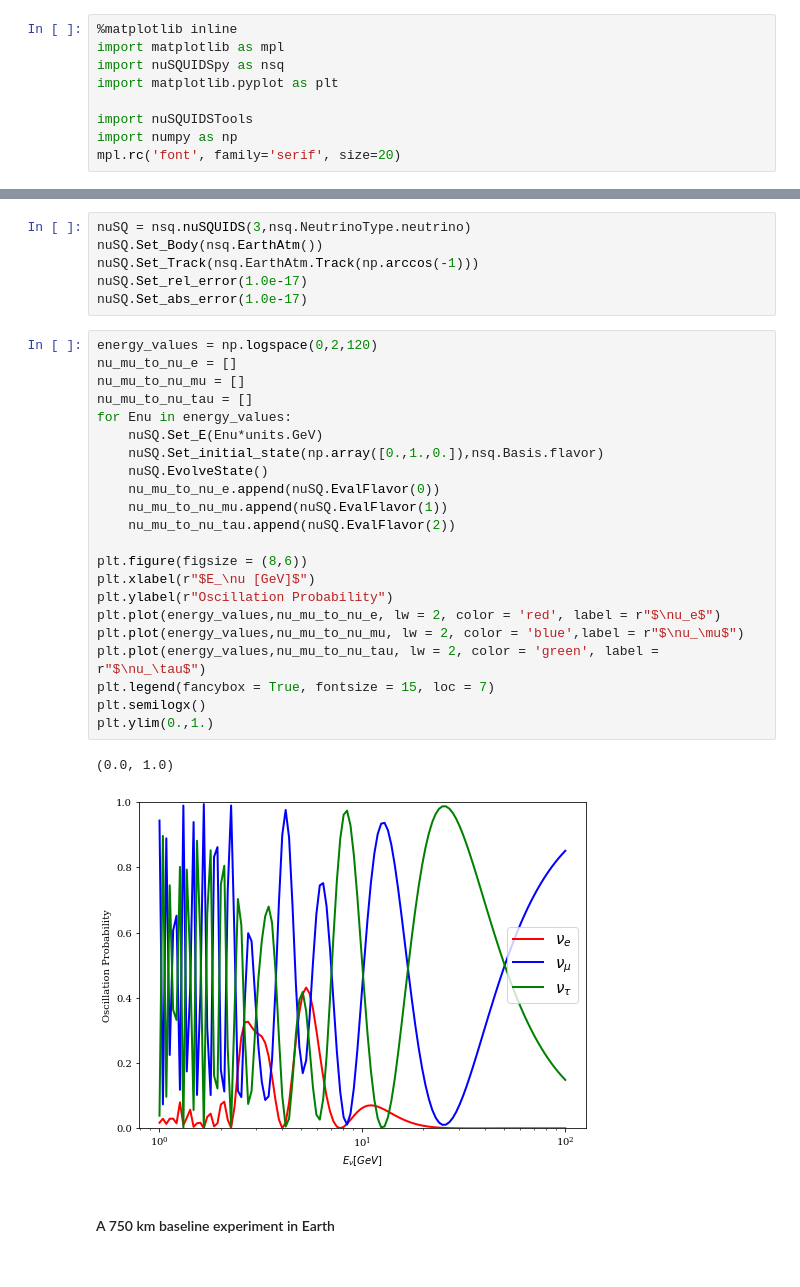
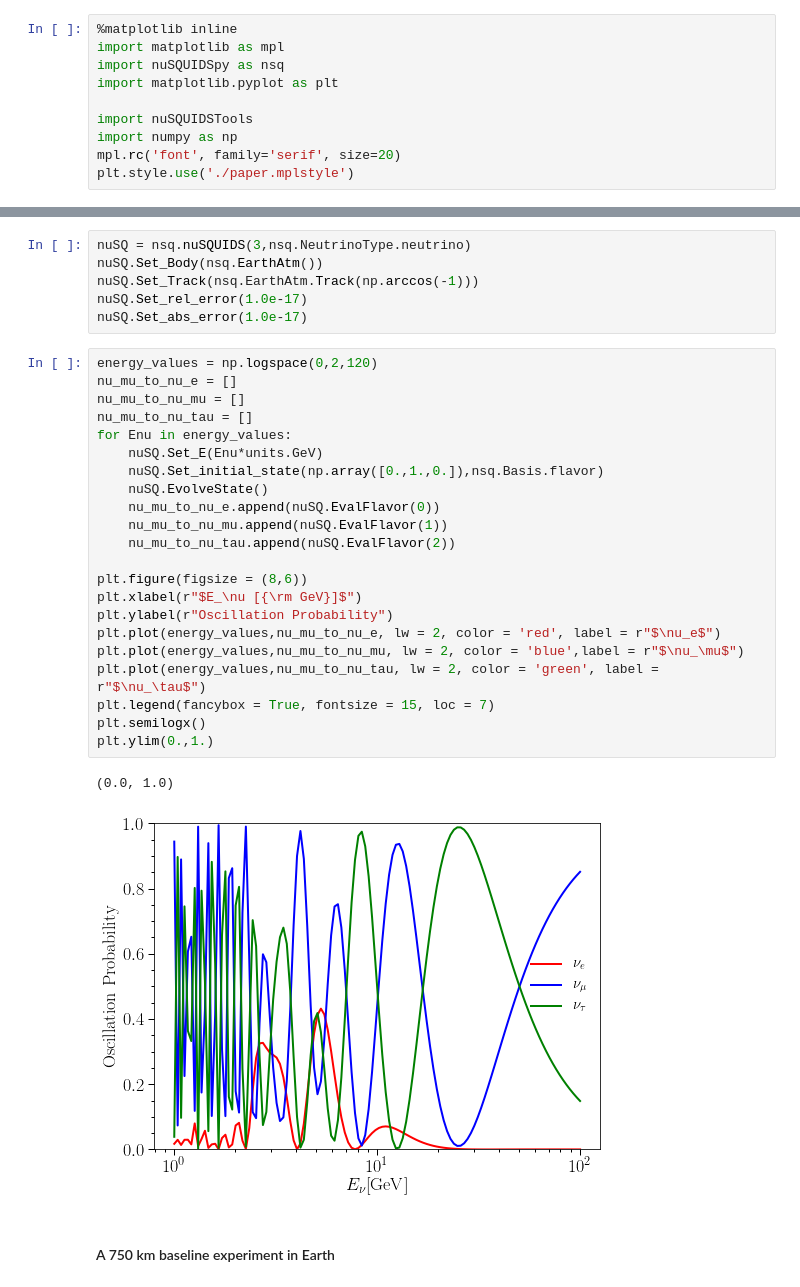
Before and after one commit to arguelles/nuSQuIDS, a Jupyter notebook: resources/python/example/nuSQUIDS-DEMO.ipynb, the cells around one changed output, grey strips where cells are left out. Saved outputs shown, nothing was run; the diff lists cells and outputs as text.

```diff
--- a/resources/python/example/nuSQUIDS-DEMO.ipynb
+++ b/resources/python/example/nuSQUIDS-DEMO.ipynb
@@ -9,6 +9,7 @@ import matplotlib.pyplot as plt
 import nuSQUIDSTools
 import numpy as np
 mpl.rc('font', family='serif', size=20)
+plt.style.use('./paper.mplstyle')
 # %% [markdown]
 Welcome to the $\nu$-SQuIDS demo. In
 this notebook we will demostrate some of the functionalities of the $\nu$-SQuIDS' python bindings. All of the calculations performed here can also be done in the C++ interface. Enjoy :)! Carlos, Jordi & Chris.
@@ -147,28 +148,28 @@ nuSQ.Set_abs_error(1.0e-17)
 # %%
 energy_values = np.logspace(0,2,120)
 nu_mu_to_nu_e = []
 nu_mu_to_nu_mu = []
 nu_mu_to_nu_tau = []
 for Enu in energy_values:
     nuSQ.Set_E(Enu*units.GeV)
     nuSQ.Set_initial_state(np.array([0.,1.,0.]),nsq.Basis.flavor)
     nuSQ.EvolveState()
     nu_mu_to_nu_e.append(nuSQ.EvalFlavor(0))
     nu_mu_to_nu_mu.append(nuSQ.EvalFlavor(1))
     nu_mu_to_nu_tau.append(nuSQ.EvalFlavor(2))
 
 plt.figure(figsize = (8,6))
-plt.xlabel(r"$E_\nu [GeV]$")
+plt.xlabel(r"$E_\nu [{\rm GeV}]$")
 plt.ylabel(r"Oscillation Probability")
 plt.plot(energy_values,nu_mu_to_nu_e, lw = 2, color = 'red', label = r"$\nu_e$")
 plt.plot(energy_values,nu_mu_to_nu_mu, lw = 2, color = 'blue',label = r"$\nu_\mu$")
 plt.plot(energy_values,nu_mu_to_nu_tau, lw = 2, color = 'green', label = r"$\nu_\tau$")
 plt.legend(fancybox = True, fontsize = 15, loc = 7)
 plt.semilogx()
 plt.ylim(0.,1.)
 # %% [output]
 (0.0, 1.0)
-[figure, old version]
+[figure, new version]
 # %% [markdown]
 #### A 750 km baseline experiment in Earth ####
 # %%
```
Also changed, not shown: parts of 24 cells of this notebook, 6 other files.
